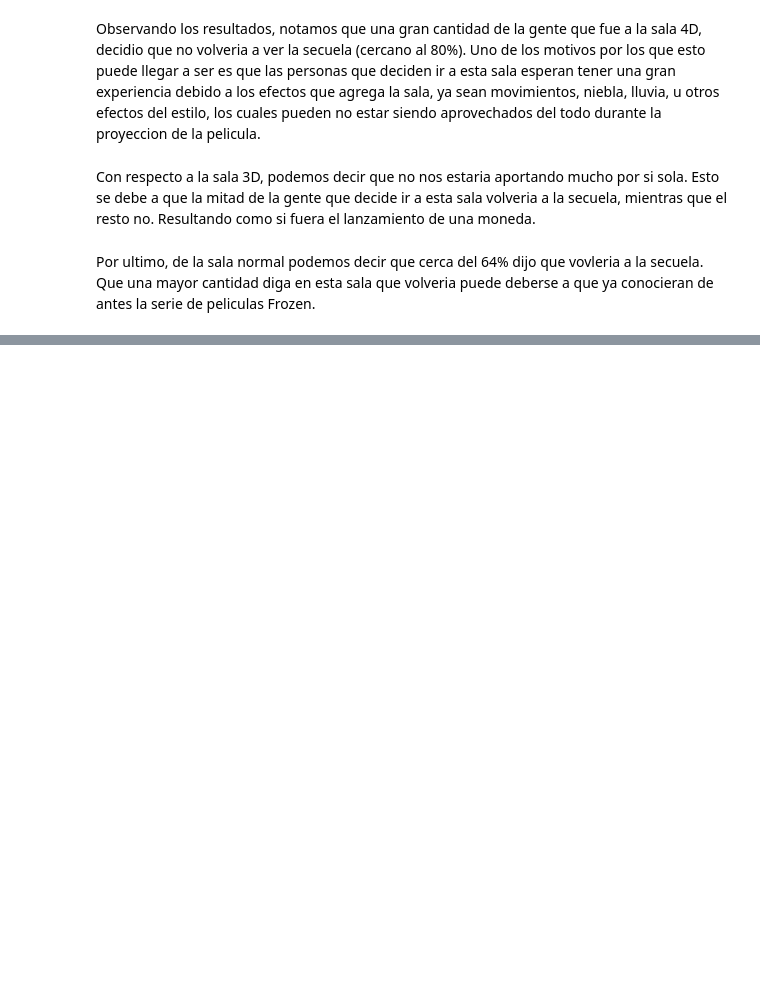
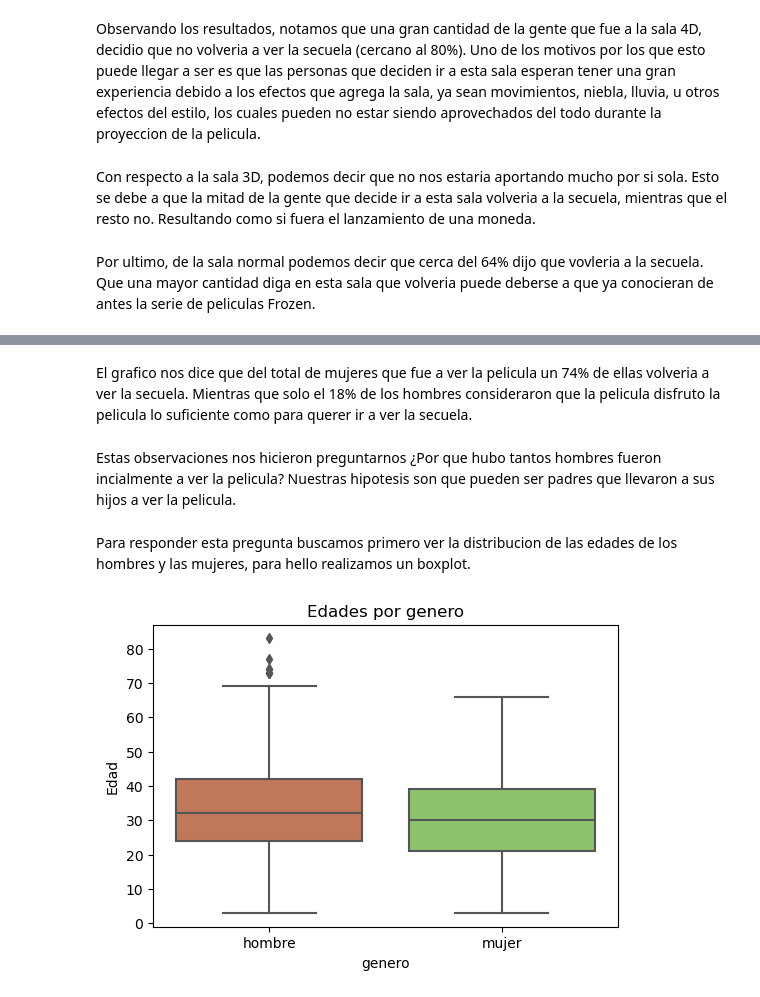
Before and after one commit to brunograssano/TP-Organizacion-de-datos, a Jupyter notebook: TP_Datos.ipynb, the cells around one changed output, grey strips where cells are left out. Saved outputs shown, nothing was run; the diff lists cells and outputs as text; code cells hidden in the pictures; blank space fills up the shorter version.

```diff
--- a/TP_Datos.ipynb
+++ b/TP_Datos.ipynb
@@ -265,0 +304,20 @@ Por ultimo, de la sala normal podemos decir que cerca del 64% dijo que vovleria
+# %% [markdown]
+El grafico nos dice que del total de mujeres que fue a ver la pelicula un 74% de ellas volveria a ver la secuela. Mientras que solo el 18% de los hombres consideraron que la pelicula disfruto la pelicula lo suficiente como para querer ir a ver la secuela.
+# %% [markdown]
+Estas observaciones nos hicieron preguntarnos ¿Por que hubo tantos hombres fueron incialmente a ver la pelicula? Nuestras hipotesis son que pueden ser padres que llevaron a sus hijos a ver la pelicula.
+# %% [markdown]
+Para responder esta pregunta buscamos primero ver la distribucion de las edades de los hombres y las mujeres, para hello realizamos un boxplot.
+# %%
+plt.figure(dpi=100)
+plt.title("Edades por genero")
+sns.boxplot(
+    data=info_fiumark_df[['genero','edad']],
+    y='edad',
+    x='genero',
+    palette=['#D17049', "#89D15E"],
+)
+plt.ylabel("Edad")
+plt.xticks([False, True])
+plt.show()
+# %% [output]
+[figure, added]
```
Also changed, not shown: parts of 9 cells of this notebook.
